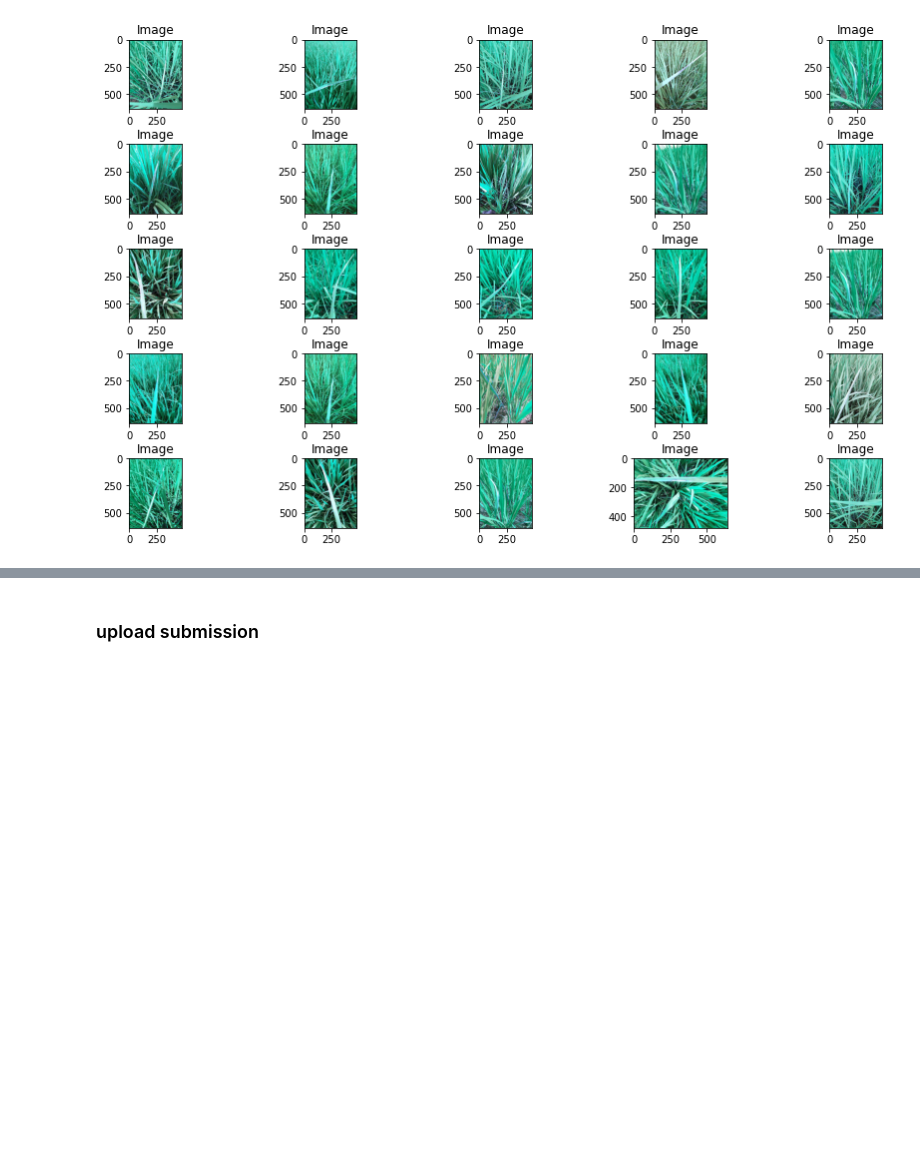
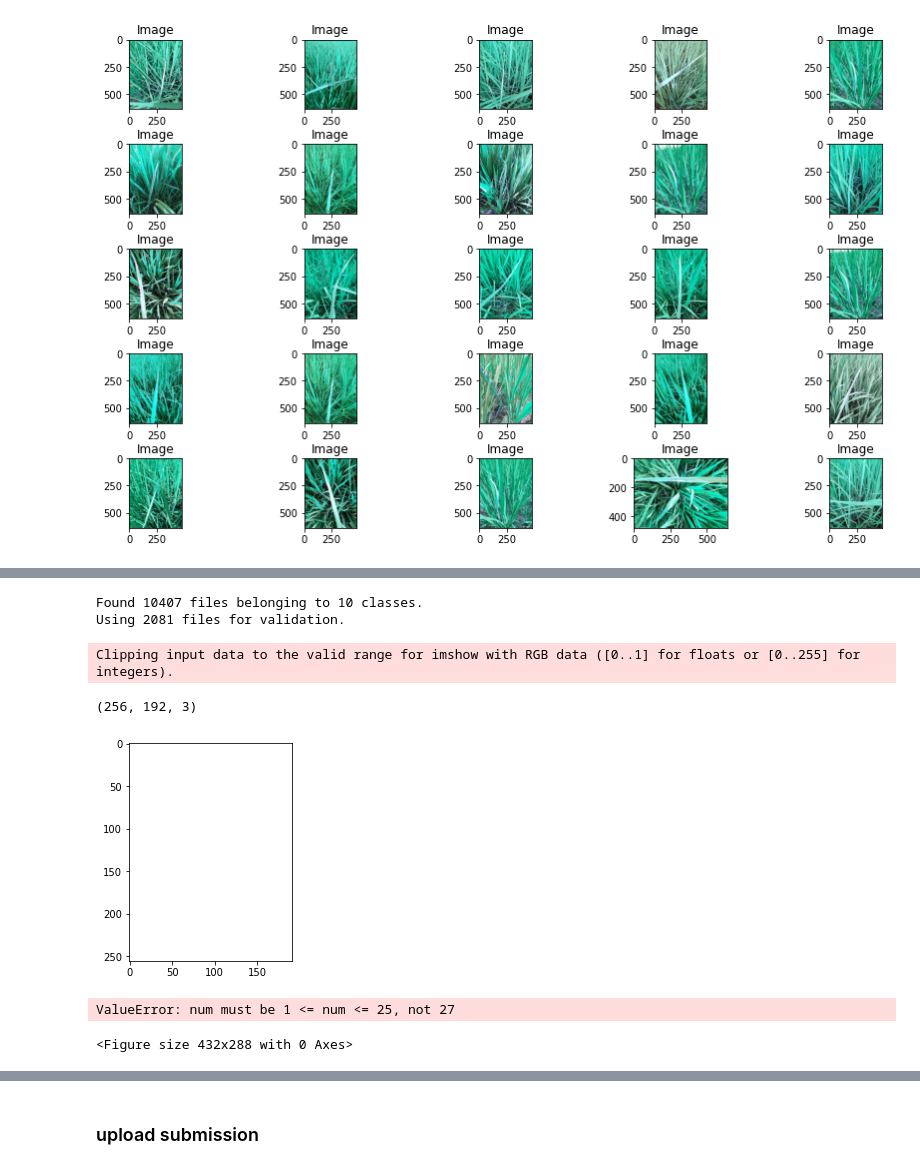
Before and after one commit to Pirner/data_science_notebooks, a Jupyter notebook: kaggle_competitions/paddy_doctor_paddy_disease_classification/climbing_leaderboard.ipynb, the cells around one changed output, grey strips where cells are left out. Drawn from its saved outputs; the diff is of its cells as text; code cells hidden in the pictures; blank space fills up the shorter version.

```diff
--- a/kaggle_competitions/paddy_doctor_paddy_disease_classification/climbing_leaderboard.ipynb
+++ b/kaggle_competitions/paddy_doctor_paddy_disease_classification/climbing_leaderboard.ipynb
@@ -20,8 +20,11 @@ training_path = r'C:\data\paddy_doctor_competition\train_images'
 testing_path = r'C:\data\paddy_doctor_competition\test_images'
 
 batch_size = 16
-img_dim_h = 256
-img_dim_w = 256
+img_dim_h = 256 # 256, 352
+img_dim_w = 256 # 256, 256
+
+origin_dim_h = 256  # 640
+origin_dim_w = 192  # 480
 # %%
 image_count = len(list(pathlib.Path(training_path).glob('*/*.jpg')))
 ims = list(pathlib.Path(training_path).glob('*/*.jpg'))
@@ -73,0 +43,17 @@ Found 2077 images belonging to 10 classes.
+# %%
+train_gen = tf.keras.utils.image_dataset_from_directory(
+    training_path,
+    # labels='inferred',
+    label_mode='categorical',
+    # class_names=None,
+    color_mode='rgb',
+    batch_size=16,
+    image_size=(origin_dim_h, origin_dim_w),
+    shuffle=True,
+    seed=42,
+    validation_split=0.2,
+    subset='training',
+    # interpolation='bilinear',
+    # follow_links=False,
+    crop_to_aspect_ratio=True,
+)
@@ -74,3 +69,46 @@ Found 2077 images belonging to 10 classes.
+# %%
+val_gen = tf.keras.utils.image_dataset_from_directory(
+    training_path,
+    # labels='inferred',
+    label_mode='categorical',
+    # class_names=None,
+    color_mode='rgb',
+    batch_size=16,
+    image_size=(origin_dim_h, origin_dim_w),
+    shuffle=True,
+    seed=42,
+    validation_split=0.2,
+    subset='validation',
+    # interpolation='bilinear',
+    # follow_links=False,
+    crop_to_aspect_ratio=True,
+)
+# %% [output]
+Found 10407 files belonging to 10 classes.
+Using 2081 files for validation.
+# %%
+for data in train_gen:
+    x = data[0][0]
+    print(x.shape)
+    plt.imshow(x)
+
+    break
+# %% [output]
+Clipping input data to the valid range for imshow with RGB data ([0..1] for floats or [0..255] for integers).
+(256, 192, 3)
+[figure, added]
+# %%
+for i, data in zip(range(25), train_gen):
+    n+=1
+    plt.subplot(5 , 5, n)
+    plt.subplots_adjust(hspace = 0.5 , wspace = 0.3)
+    # im = cv2.imread(str(ims[i]))
+    im = x[0][0]
+    plt.imshow(im)
+    plt.title('Image')
+# %% [output]
+ValueError: num must be 1 <= num <= 25, not 27
+<Figure size 432x288 with 0 Axes>
 # %%
 base_model = tf.keras.applications.convnext.ConvNeXtSmall(
     include_top=False,
```
Also changed, not shown: parts of 23 cells of this notebook, 1 other file.
